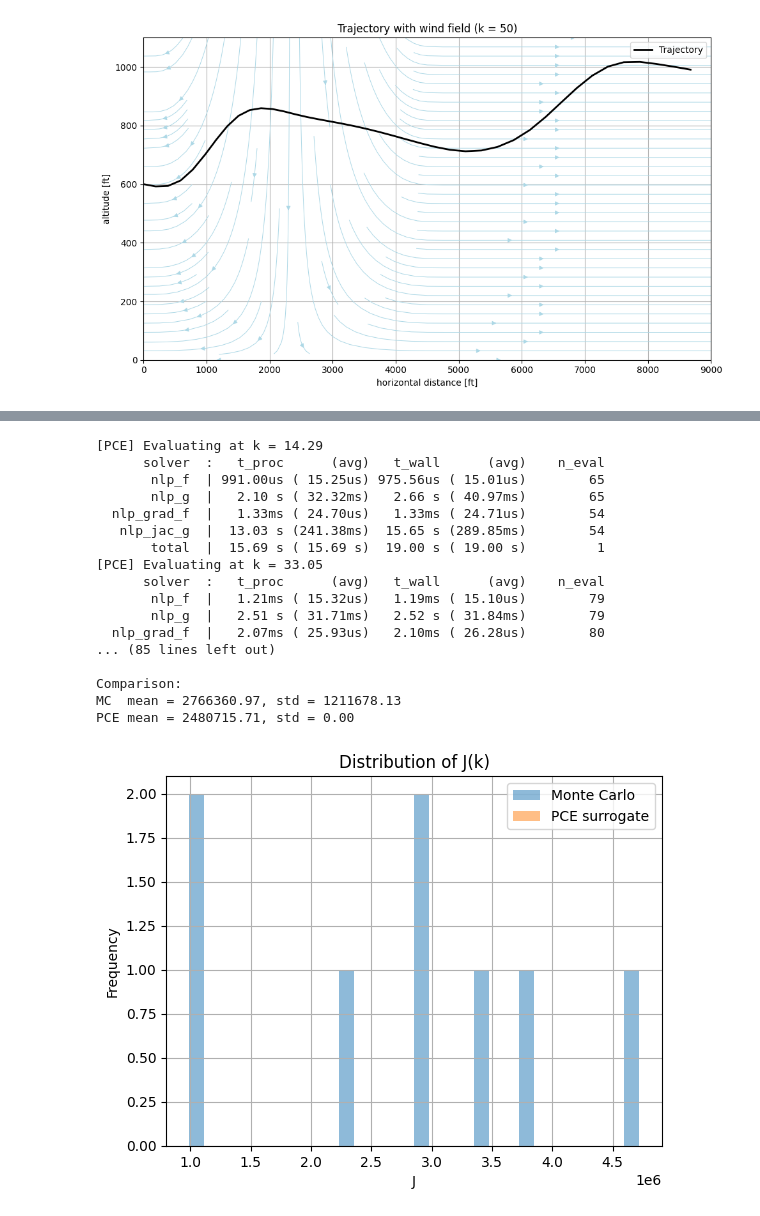
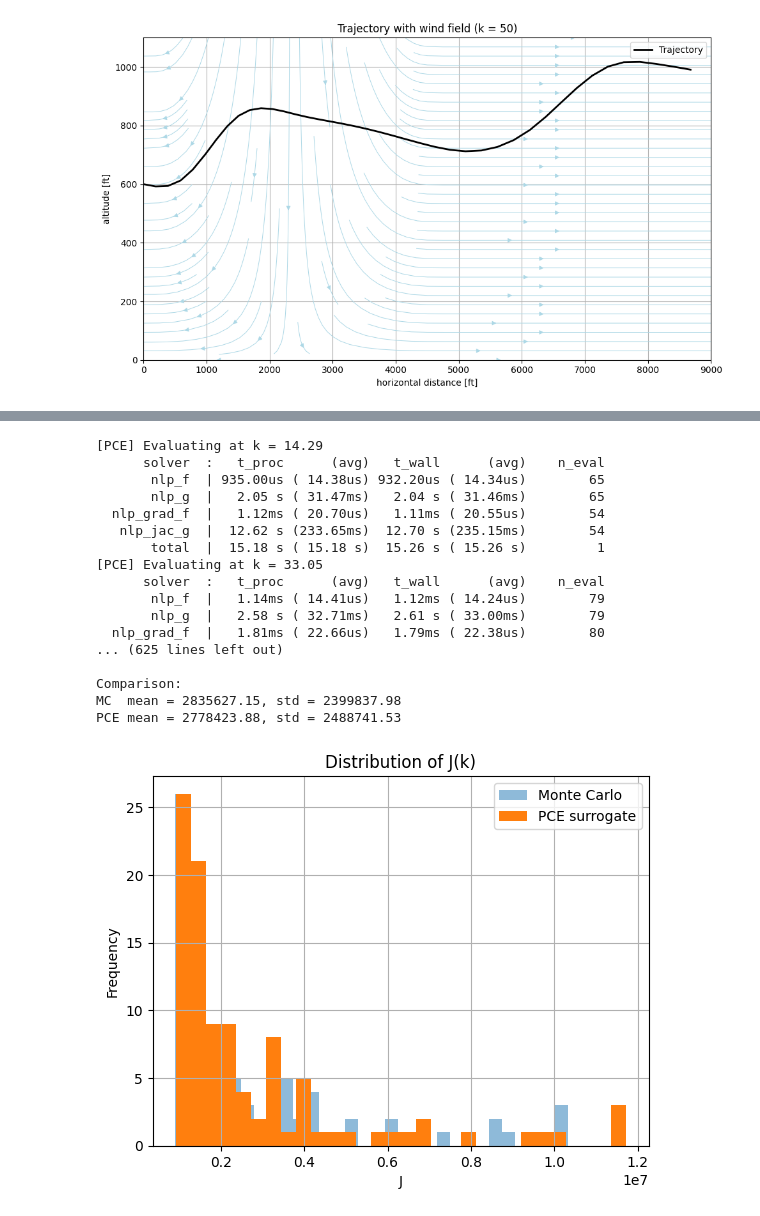
Before and after one commit to dmw1998/Case_Study_Log, a Jupyter notebook: sqr_2_order_3.ipynb, the cells around one changed output, grey strips where cells are left out. Drawn from its saved outputs; the diff is of its cells as text; code cells hidden in the pictures.

```diff
--- a/sqr_2_order_3.ipynb
+++ b/sqr_2_order_3.ipynb
@@ -328,5 +330,5 @@ Solver failed. You may use opti.debug.value to investigate the latest values of
 # %%
-def compare_mc_vs_pce(k0=50, rel_sigma=0.25, order=3, quantity="J", nsamples=10):
+def compare_mc_vs_pce(k0=50, rel_sigma=0.25, order=3, quantity="J", nsamples=100):
     import time
 
     dist = cp.Normal(0, 1)
@@ -360,7 +362,7 @@ def compare_mc_vs_pce(k0=50, rel_sigma=0.25, order=3, quantity="J", nsamples=10)
 
     ### Step 2: Run MC directly
     xi_samples = dist.sample(nsamples)
-    xi_samples = xi_samples.flatten()  # shape = (1000,)
+    xi_samples = xi_samples.flatten()  # shape = (100,)
     k_samples = k0 * (1 + rel_sigma * xi_samples)
     mc_results = []
     t0 = time.time()
@@ -378,7 +380,7 @@ def compare_mc_vs_pce(k0=50, rel_sigma=0.25, order=3, quantity="J", nsamples=10)
 
     ### Step 3: Evaluate surrogate
     t2 = time.time()
-    pce_results = surrogate(*xi_samples)
+    pce_results = [surrogate(xi_sample) for xi_sample in xi_samples]
     t3 = time.time()
     print(f"PCE surrogate time: {t3 - t2:.2f} s")
 
@@ -392,33 +394,36 @@ def compare_mc_vs_pce(k0=50, rel_sigma=0.25, order=3, quantity="J", nsamples=10)
     print(f"MC  mean = {np.mean(mc_results):.2f}, std = {np.std(mc_results):.2f}")
     print(f"PCE mean = {np.mean(pce_results):.2f}, std = {np.std(pce_results):.2f}")
 
-    # Histogram
-    plt.hist(mc_results, bins=30, alpha=0.5, label="Monte Carlo")
-    plt.hist(pce_results, bins=30, alpha=0.5, label="PCE surrogate")
-    plt.title(f"Distribution of {quantity}(k)")
-    plt.xlabel(f"{quantity}")
-    plt.ylabel("Frequency")
-    plt.legend()
-    plt.grid()
-    plt.show()
+    return mc_results, pce_results
 # %%
-compare_mc_vs_pce(quantity="J")
+mc, pce = compare_mc_vs_pce(quantity="J")
 # %% [output]
 [PCE] Evaluating at k = 14.29
       solver  :   t_proc      (avg)   t_wall      (avg)    n_eval
-       nlp_f  | 991.00us ( 15.25us) 975.56us ( 15.01us)        65
-       nlp_g  |   2.10 s ( 32.32ms)   2.66 s ( 40.97ms)        65
-  nlp_grad_f  |   1.33ms ( 24.70us)   1.33ms ( 24.71us)        54
-   nlp_jac_g  |  13.03 s (241.38ms)  15.65 s (289.85ms)        54
-       total  |  15.69 s ( 15.69 s)  19.00 s ( 19.00 s)         1
+       nlp_f  | 935.00us ( 14.38us) 932.20us ( 14.34us)        65
+       nlp_g  |   2.05 s ( 31.47ms)   2.04 s ( 31.46ms)        65
+  nlp_grad_f  |   1.12ms ( 20.70us)   1.11ms ( 20.55us)        54
+   nlp_jac_g  |  12.62 s (233.65ms)  12.70 s (235.15ms)        54
+       total  |  15.18 s ( 15.18 s)  15.26 s ( 15.26 s)         1
 [PCE] Evaluating at k = 33.05
       solver  :   t_proc      (avg)   t_wall      (avg)    n_eval
-       nlp_f  |   1.21ms ( 15.32us)   1.19ms ( 15.10us)        79
-       nlp_g  |   2.51 s ( 31.71ms)   2.52 s ( 31.84ms)        79
-  nlp_grad_f  |   2.07ms ( 25.93us)   2.10ms ( 26.28us)        80
-... (85 lines left out)
+       nlp_f  |   1.14ms ( 14.41us)   1.12ms ( 14.24us)        79
+       nlp_g  |   2.58 s ( 32.71ms)   2.61 s ( 33.00ms)        79
+  nlp_grad_f  |   1.81ms ( 22.66us)   1.79ms ( 22.38us)        80
+... (625 lines left out)
 
 Comparison:
-MC  mean = 2766360.97, std = 1211678.13
-PCE mean = 2480715.71, std = 0.00
+MC  mean = 2835627.15, std = 2399837.98
+PCE mean = 2778423.88, std = 2488741.53
-[figure, removed]
+# %%
+# Histogram
+plt.hist(mc, bins=30, alpha=0.5, label="Monte Carlo")
+plt.hist(pce, bins=30, alpha=1, label="PCE surrogate")
+plt.title(f"Distribution of J(k)")
+plt.xlabel(f"J")
+plt.ylabel("Frequency")
+plt.legend()
+plt.grid()
+plt.show()
+# %% [output]
+[figure, added]
```
Also changed, not shown: parts of 6 cells of this notebook.
